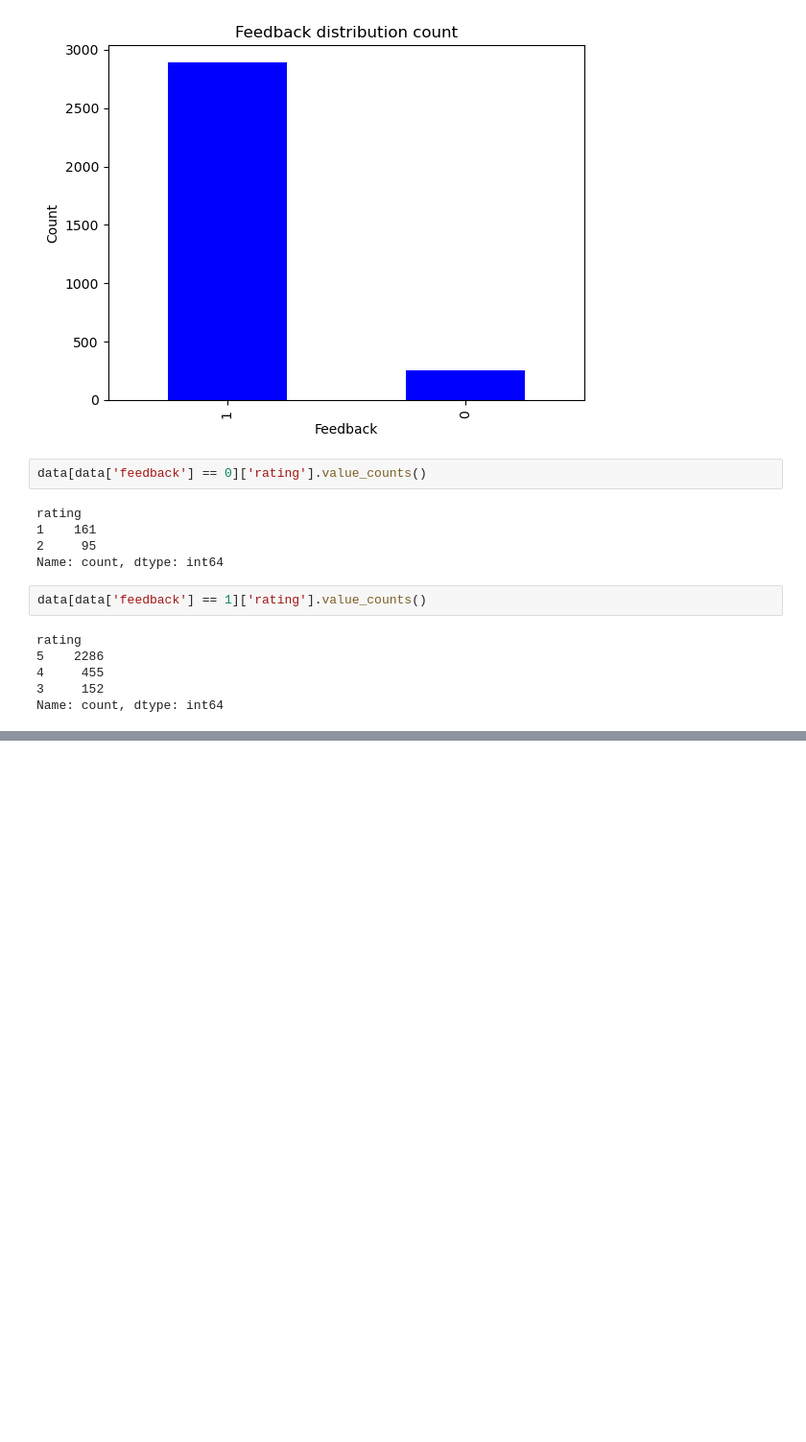
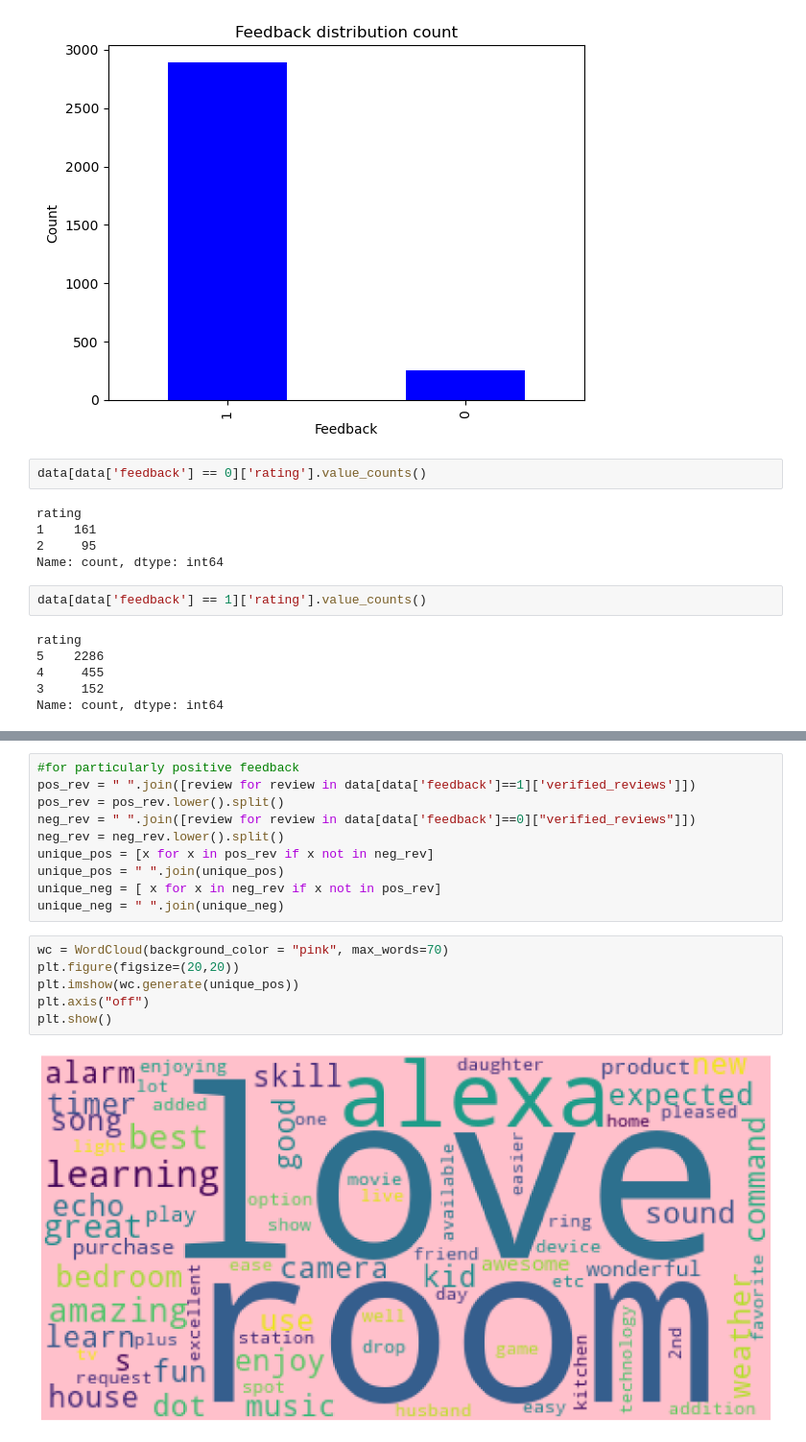
Before and after one commit to sanjsaloni/Natural-Language-Processing, a Jupyter notebook: Sentiment_Analysis.ipynb, the cells around one changed output, grey strips where cells are left out. Shown at 96% size. Drawn from its saved outputs; the diff is of its cells as text; blank space fills up the shorter version.

```diff
--- a/Sentiment_Analysis.ipynb
+++ b/Sentiment_Analysis.ipynb
@@ -323,0 +341,18 @@ plt.show()
+# %%
+#for particularly positive feedback
+pos_rev = " ".join([review for review in data[data['feedback']==1]['verified_reviews']])
+pos_rev = pos_rev.lower().split()
+neg_rev = " ".join([review for review in data[data['feedback']==0]["verified_reviews"]])
+neg_rev = neg_rev.lower().split()
+unique_pos = [x for x in pos_rev if x not in neg_rev]
+unique_pos = " ".join(unique_pos)
+unique_neg = [ x for x in neg_rev if x not in pos_rev]
+unique_neg = " ".join(unique_neg)
+# %%
+wc = WordCloud(background_color = "pink", max_words=70)
+plt.figure(figsize=(20,20))
+plt.imshow(wc.generate(unique_pos))
+plt.axis("off")
+plt.show()
+# %% [output]
+[figure, added]
```
Also changed, not shown: parts of 25 cells of this notebook.
